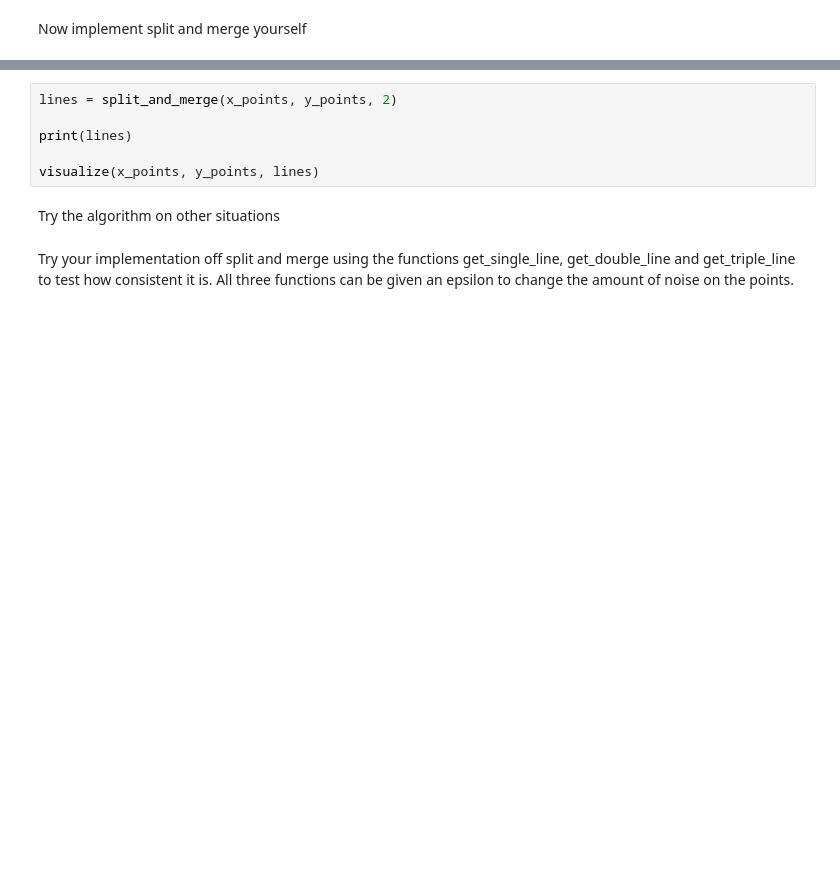
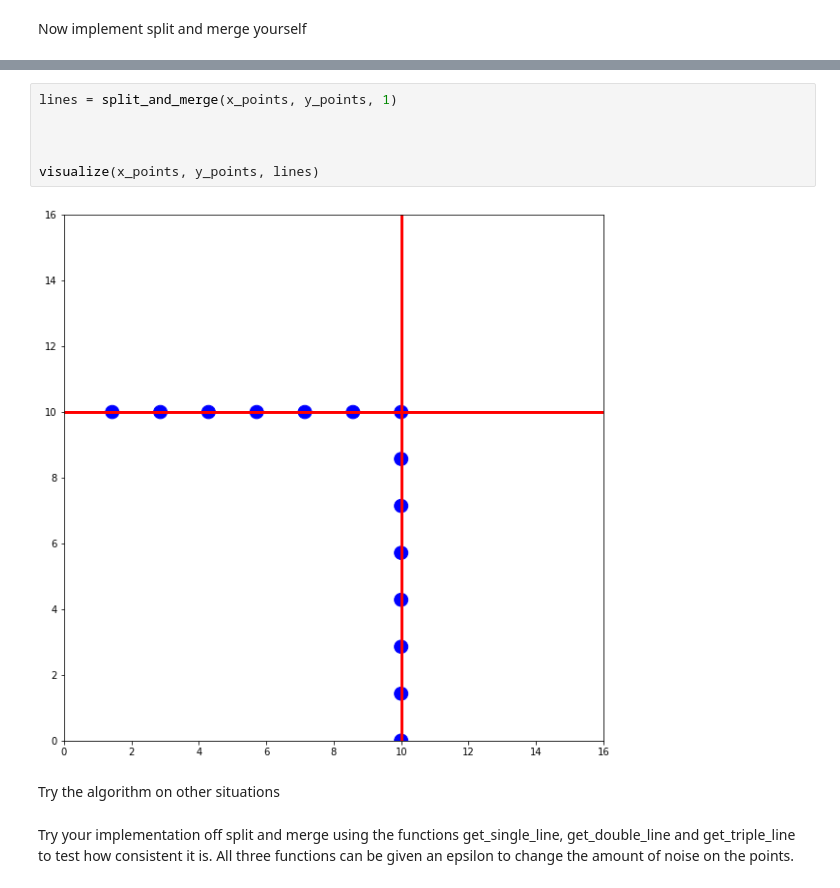
Before and after one commit to nilsboonstra/amr, a Jupyter notebook: week3/assignment_3_17_new.ipynb, the cells around one changed output, grey strips where cells are left out. Saved outputs shown, nothing was run; the diff lists cells and outputs as text; blank space fills up the shorter version.

```diff
--- a/week3/assignment_3_17_new.ipynb
+++ b/week3/assignment_3_17_new.ipynb
@@ -315,11 +343,13 @@ def split_and_merge(x_points, y_points, D=0.1):
 
     return lines
 # %%
-lines = split_and_merge(x_points, y_points, 2)
+lines = split_and_merge(x_points, y_points, 1)
 
-print(lines)
+
 
 visualize(x_points, y_points, lines)
+# %% [output]
+[figure, added]
 # %% [markdown]
 Try the algorithm on other situations
 # %% [markdown]
```
Also changed, not shown: parts of 15 cells of this notebook.
